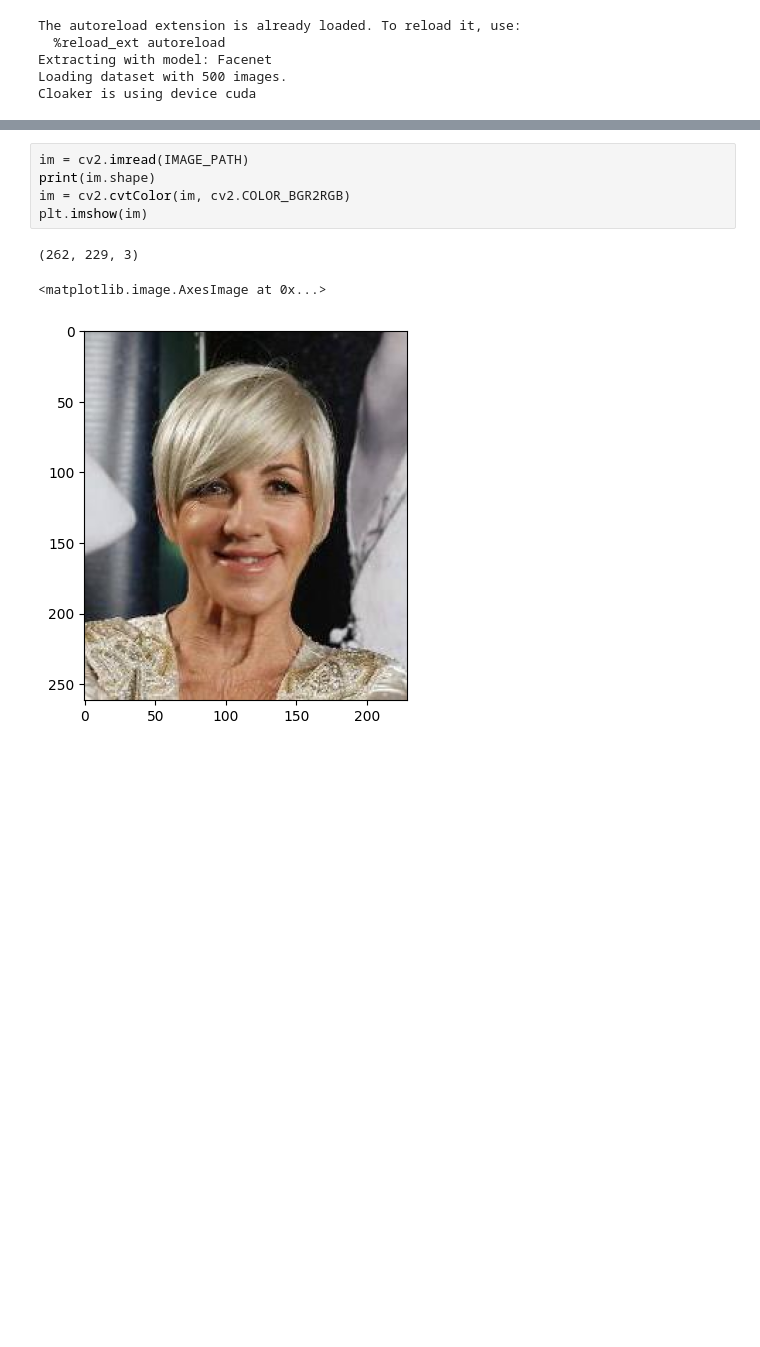
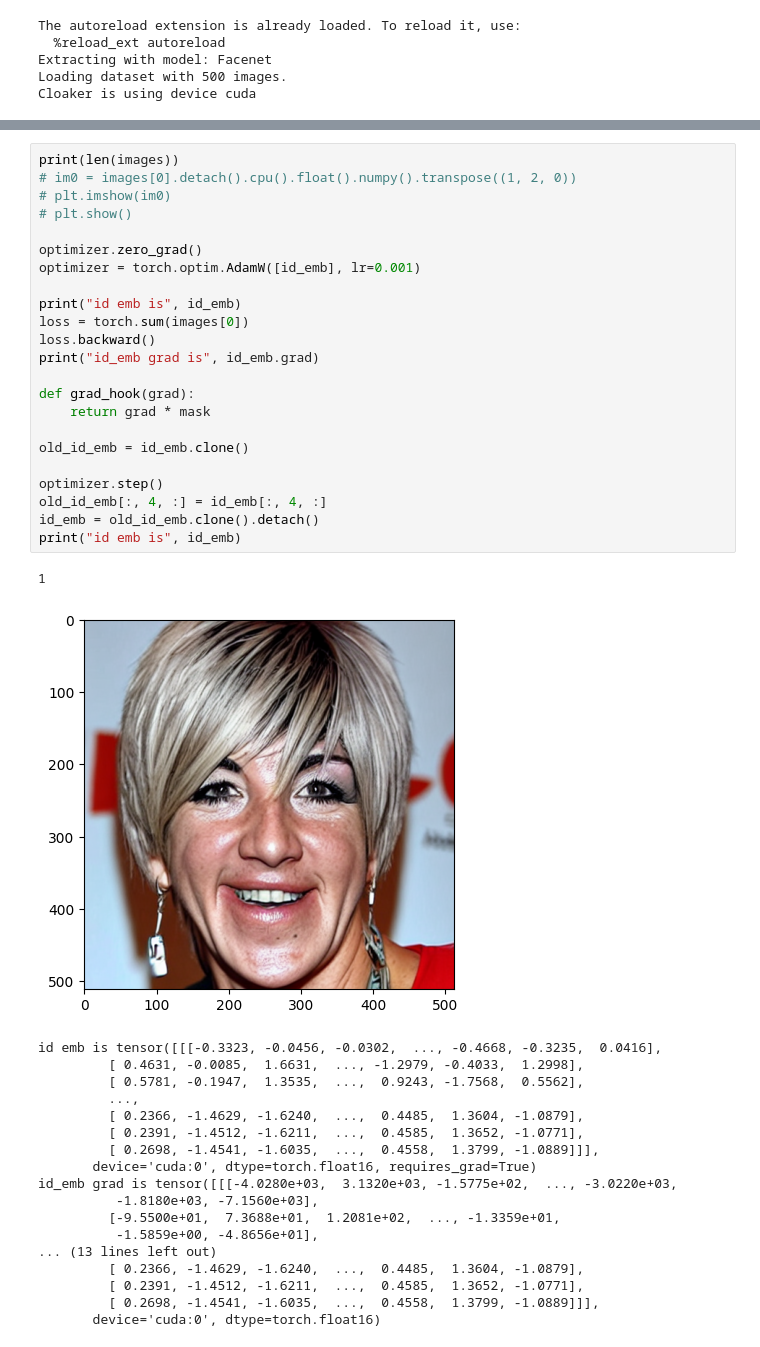
Before and after one commit to zacharyyahn/FaceCloak, a Jupyter notebook: src/experiments.ipynb, the cells around one changed output, grey strips where cells are left out. Drawn from its saved outputs; the diff is of its cells as text; blank space fills up the shorter version.

```diff
--- a/src/experiments.ipynb
+++ b/src/experiments.ipynb
@@ -402,9 +526,43 @@ tensor([[[-0.3323, -0.0456, -0.0302,  ..., -0.4668, -0.3235,  0.0416],
-# %%
-im = cv2.imread(IMAGE_PATH)
-print(im.shape)
-im = cv2.cvtColor(im, cv2.COLOR_BGR2RGB)
-plt.imshow(im)
-# %% [output]
-(262, 229, 3)
-<matplotlib.image.AxesImage at 0x...>
-[figure, removed]
+# %%
+print(len(images))
+# im0 = images[0].detach().cpu().float().numpy().transpose((1, 2, 0))
+# plt.imshow(im0)
+# plt.show()
+
+optimizer.zero_grad()
+optimizer = torch.optim.AdamW([id_emb], lr=0.001)
+
+print("id emb is", id_emb)
+loss = torch.sum(images[0])
+loss.backward()
+print("id_emb grad is", id_emb.grad)
+
+def grad_hook(grad):
+    return grad * mask
+
+old_id_emb = id_emb.clone()
+
+optimizer.step()
+old_id_emb[:, 4, :] = id_emb[:, 4, :]
+id_emb = old_id_emb.clone().detach()
+print("id emb is", id_emb)
+# %% [output]
+1
+[figure, added]
+id emb is tensor([[[-0.3323, -0.0456, -0.0302,  ..., -0.4668, -0.3235,  0.0416],
+         [ 0.4631, -0.0085,  1.6631,  ..., -1.2979, -0.4033,  1.2998],
+         [ 0.5781, -0.1947,  1.3535,  ...,  0.9243, -1.7568,  0.5562],
+         ...,
+         [ 0.2366, -1.4629, -1.6240,  ...,  0.4485,  1.3604, -1.0879],
+         [ 0.2391, -1.4512, -1.6211,  ...,  0.4585,  1.3652, -1.0771],
+         [ 0.2698, -1.4541, -1.6035,  ...,  0.4558,  1.3799, -1.0889]]],
+       device='cuda:0', dtype=torch.float16, requires_grad=True)
+id_emb grad is tensor([[[-4.0280e+03,  3.1320e+03, -1.5775e+02,  ..., -3.0220e+03,
+          -1.8180e+03, -7.1560e+03],
+         [-9.5500e+01,  7.3688e+01,  1.2081e+02,  ..., -1.3359e+01,
+          -1.5859e+00, -4.8656e+01],
+... (13 lines left out)
+         [ 0.2366, -1.4629, -1.6240,  ...,  0.4485,  1.3604, -1.0879],
+         [ 0.2391, -1.4512, -1.6211,  ...,  0.4585,  1.3652, -1.0771],
+         [ 0.2698, -1.4541, -1.6035,  ...,  0.4558,  1.3799, -1.0889]]],
+       device='cuda:0', dtype=torch.float16)
```
Also changed, not shown: parts of 6 cells of this notebook, 1 other file.
